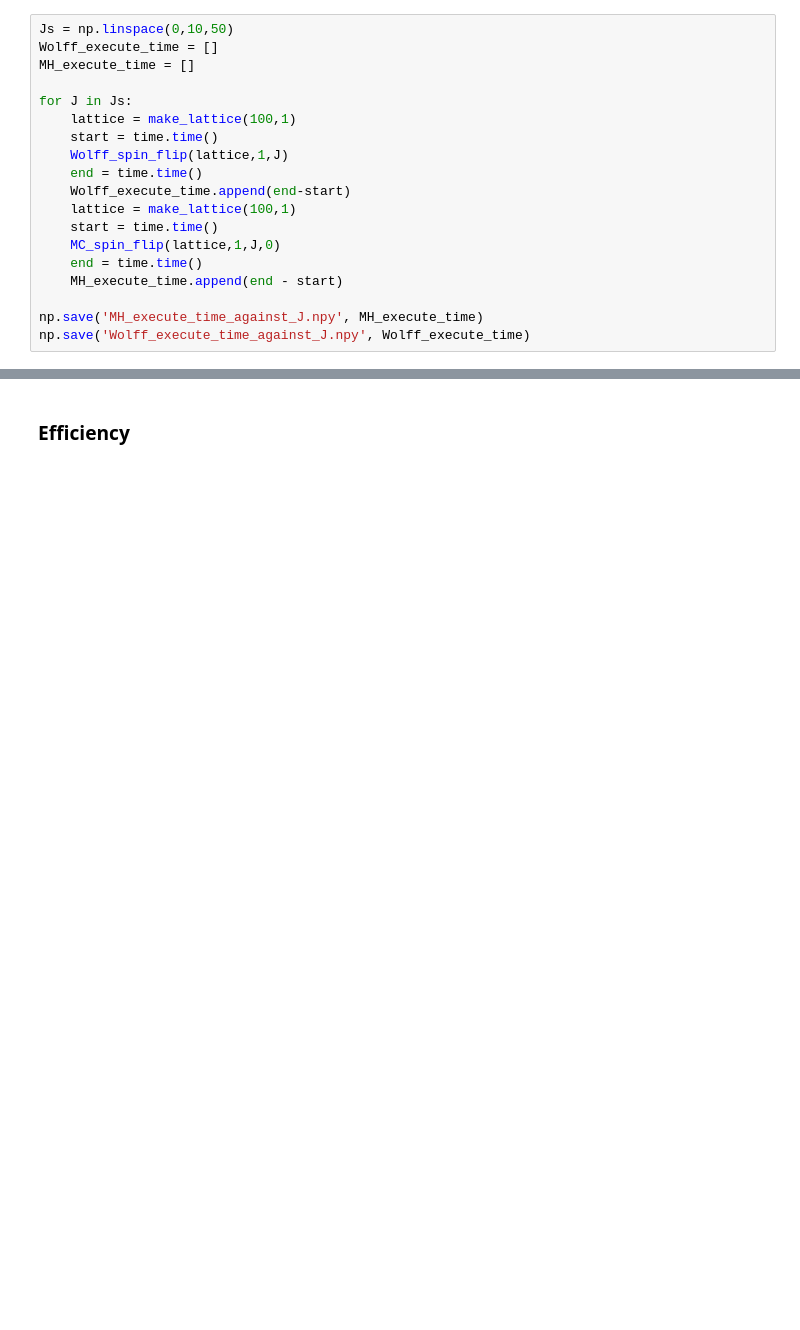
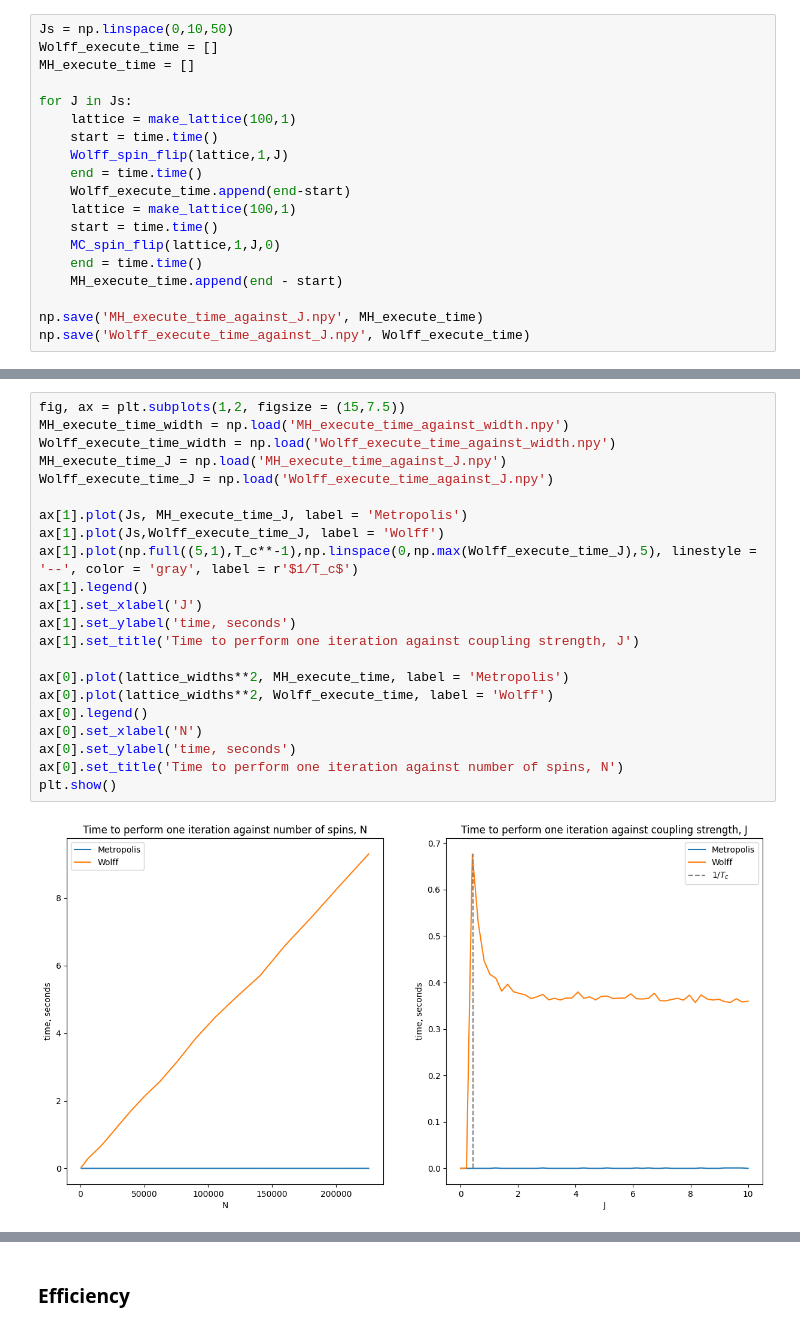
Before and after one commit to Part-II-Computational-Physics/cluster-algorithms-for-monte-carlo-jbd29, a Jupyter notebook: isiing set up 2.ipynb, the cells around one changed output, grey strips where cells are left out. Drawn from its saved outputs; the diff is of its cells as text; blank space fills up the shorter version.

```diff
--- a/isiing set up 2.ipynb
+++ b/isiing set up 2.ipynb
@@ -687,0 +696,24 @@ np.save('Wolff_execute_time_against_width.npy', Wolff_execute_time)
+# %%
+fig, ax = plt.subplots(1,2, figsize = (15,7.5))
+MH_execute_time_width = np.load('MH_execute_time_against_width.npy')
+Wolff_execute_time_width = np.load('Wolff_execute_time_against_width.npy')
+MH_execute_time_J = np.load('MH_execute_time_against_J.npy')
+Wolff_execute_time_J = np.load('Wolff_execute_time_against_J.npy')
+
+ax[1].plot(Js, MH_execute_time_J, label = 'Metropolis')
+ax[1].plot(Js,Wolff_execute_time_J, label = 'Wolff')
+ax[1].plot(np.full((5,1),T_c**-1),np.linspace(0,np.max(Wolff_execute_time_J),5), linestyle = '--', color = 'gray', label = r'$1/T_c$')
+ax[1].legend()
+ax[1].set_xlabel('J')
+ax[1].set_ylabel('time, seconds')
+ax[1].set_title('Time to perform one iteration against coupling strength, J')
+
+ax[0].plot(lattice_widths**2, MH_execute_time, label = 'Metropolis')
+ax[0].plot(lattice_widths**2, Wolff_execute_time, label = 'Wolff')
+ax[0].legend()
+ax[0].set_xlabel('N')
+ax[0].set_ylabel('time, seconds')
+ax[0].set_title('Time to perform one iteration against number of spins, N')
+plt.show()
+# %% [output]
+[figure, added]
```
Also changed, not shown: parts of 19 cells of this notebook, 1 other file.
